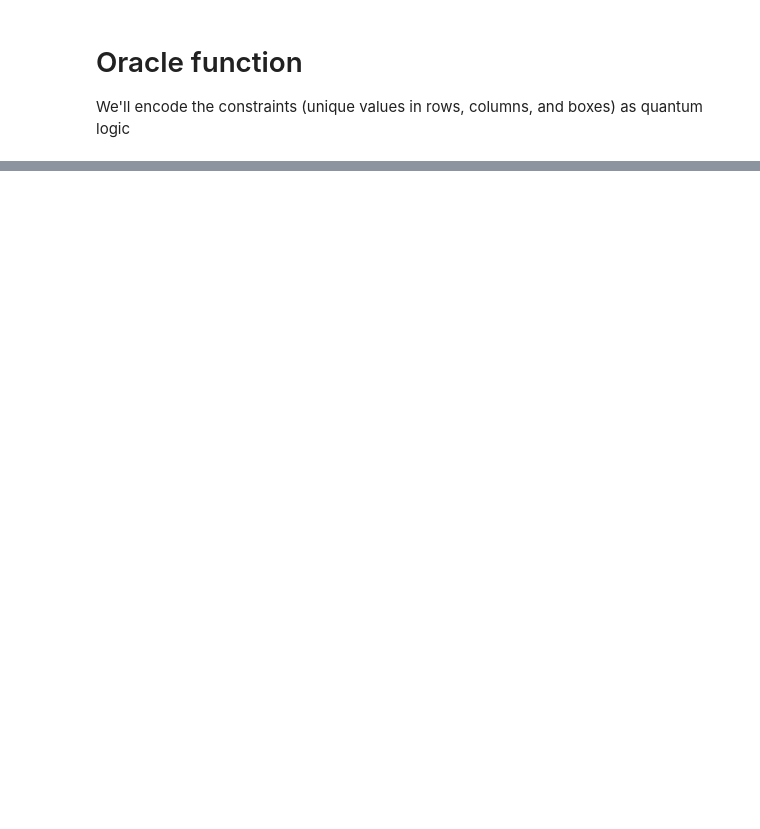
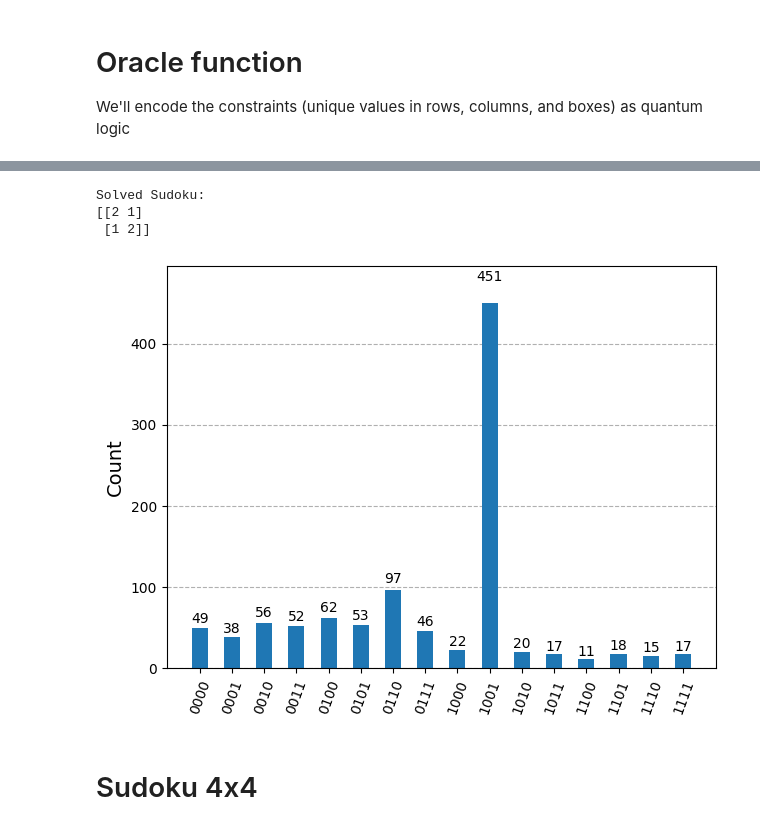
Before and after one commit to tglik/QuantumLearn, a Jupyter notebook: sudoku.ipynb, the cells around one changed output, grey strips where cells are left out. Cells and saved outputs as stored; diff of their text form; code cells hidden in the pictures; blank space fills up the shorter version.

```diff
--- a/sudoku.ipynb
+++ b/sudoku.ipynb
@@ -111,0 +172,27 @@ qc.draw('mpl')
+# %%
+qasm_simulator = AerSimulator()
+transpiled_qc = transpile(qc, qasm_simulator)
+result = qasm_simulator.run(transpiled_qc).result()
+
+# Get the most probable bitstring
+counts = result.get_counts()
+max_bitstring = max(counts, key=counts.get)
+
+# Convert bitstring to list of ints (reverse if needed to match qubit order)
+bits = [int(b) for b in max_bitstring[::-1]]
+
+# For 2x2 sudoku, each cell is 1 bit (since only 1 or 2 allowed), but here 4 qubits for 4 cells
+# Reshape to 2x2 array and add 1 to match sudoku values (1 or 2)
+sudoku_solution = np.array(bits).reshape(2, 2) + 1
+
+print("Solved Sudoku:")
+print(sudoku_solution)
+
+plot_histogram(result.get_counts())
+# %% [output]
+Solved Sudoku:
+[[2 1]
+ [1 2]]
+[figure, added]
+# %% [markdown]
+# Sudoku 4x4
```
Also changed, not shown: parts of 23 cells of this notebook.
